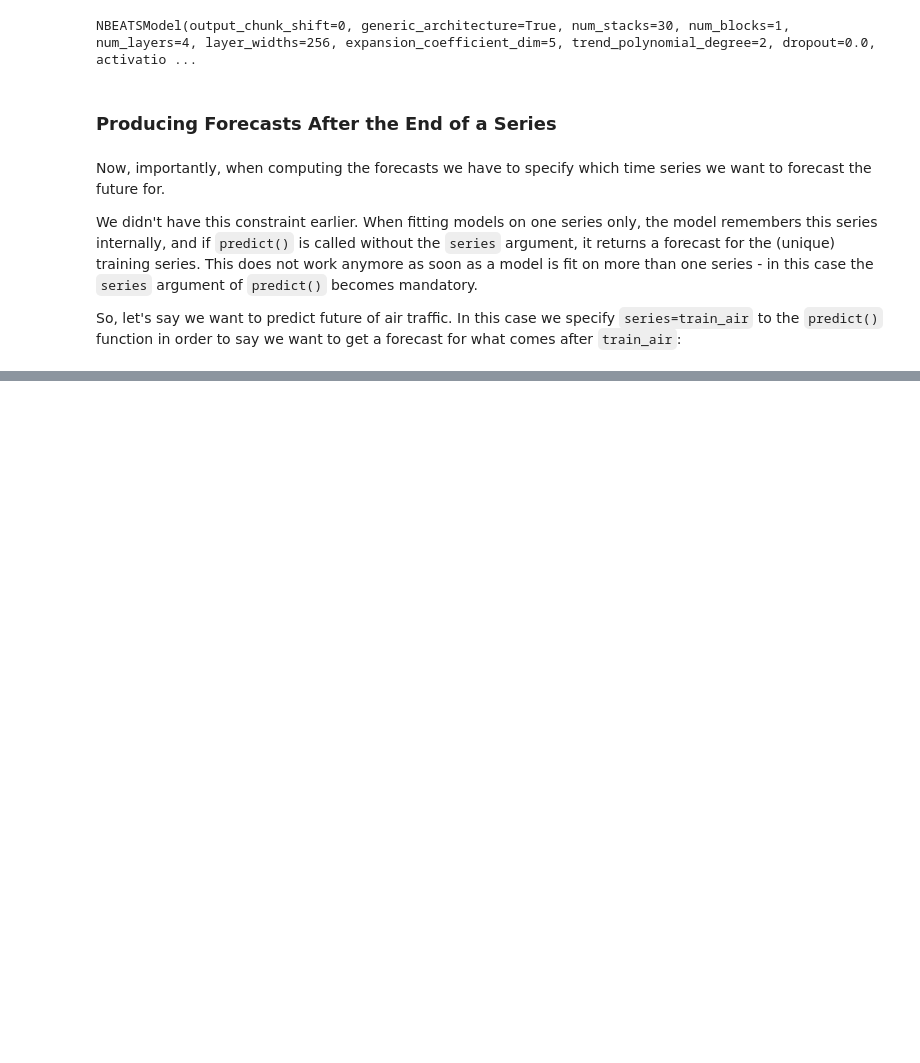
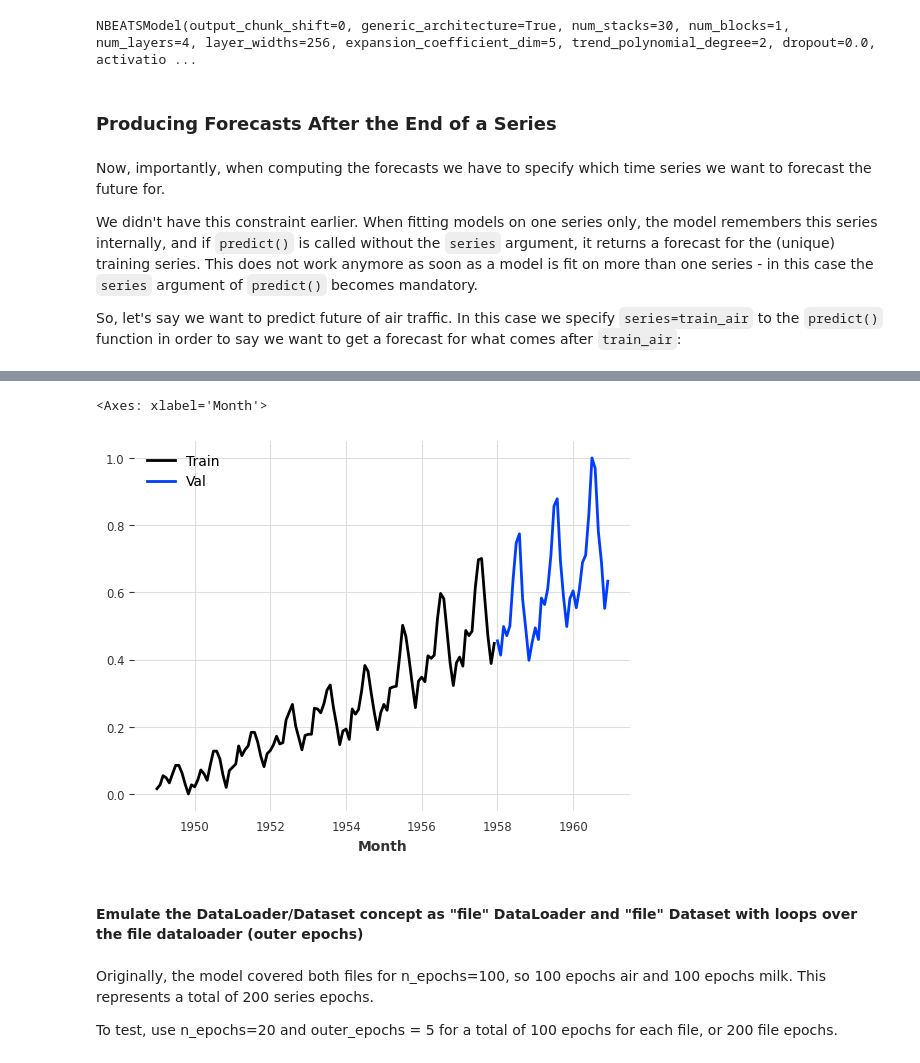
Before and after one commit to dshulman/darts, a Jupyter notebook: examples/101-Multi-time-series-from files.ipynb, the cells around one changed output, grey strips where cells are left out. Saved outputs shown, nothing was run; the diff lists cells and outputs as text; code cells hidden in the pictures; blank space fills up the shorter version.

```diff
--- a/examples/101-Multi-time-series-from files.ipynb
+++ b/examples/101-Multi-time-series-from files.ipynb
@@ -147,0 +227,6 @@ MAPE = 7.58%
+# %%
+air_train, air_val = air_series_scaled[:-36], air_series_scaled[-36:]
+milk_train, milk_val = milk_series_scaled[:-36], milk_series_scaled[-36:]
+
+save_series_to_csv(air_train, "air_train.csv", train_data_path)
+save_series_to_csv(milk_train, "milk_train.csv", train_data_path)
@@ -147,0 +239,9 @@ MAPE = 7.58%
+# %%
+air_train = load_data_file("air_train.csv", train_data_path)
+air_train.plot(label="Train")
+air_val.plot(label="Val")
+# %% [output]
+<Axes: xlabel='Month'>
+[figure, added]
+# %% [markdown]
+#### Emulate the DataLoader/Dataset concept as "file" DataLoader and "file" Dataset with loops over the file dataloader (outer epochs)
@@ -147,0 +288,4 @@ MAPE = 7.58%
+# %% [markdown]
+Originally, the model covered both files for n_epochs=100, so 100 epochs air and 100 epochs milk.  This represents a total of 200 series epochs.
+
+To test, use n_epochs=20 and outer_epochs = 5 for a total of 100 epochs for each file, or 200 file epochs.
```
Also changed, not shown: parts of 16 cells of this notebook, 2 other files.
